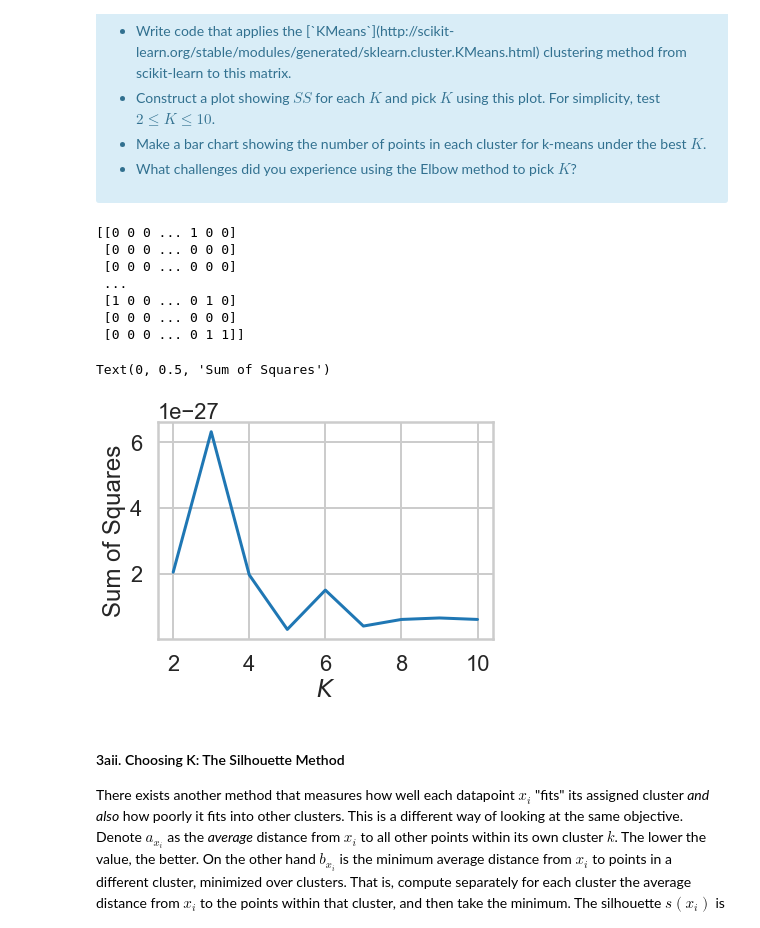
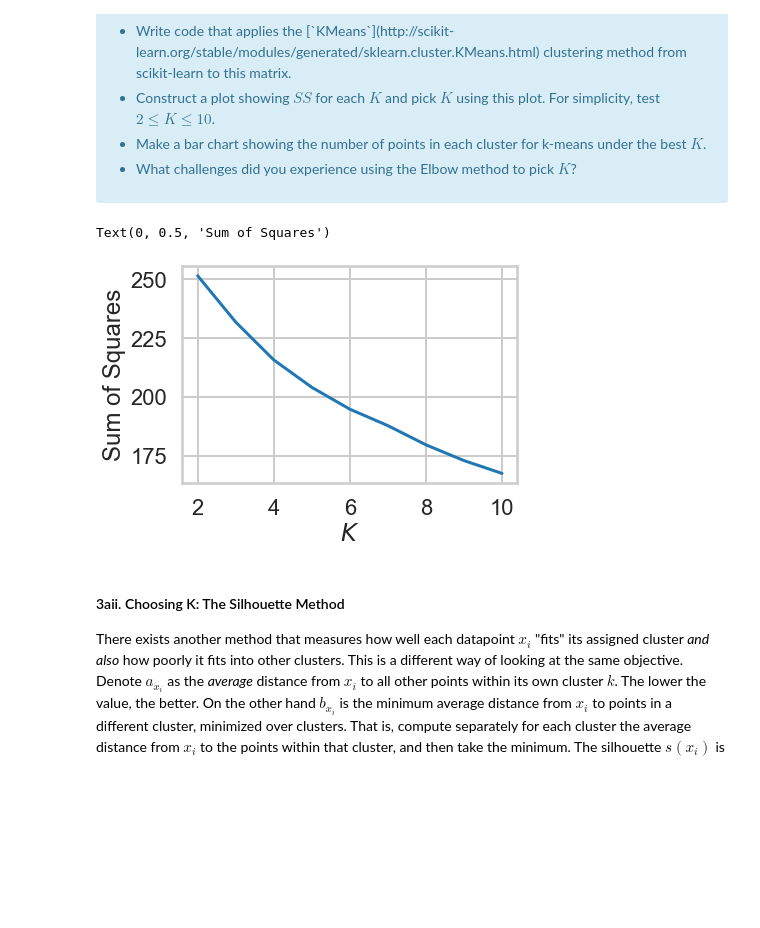
Before and after one commit to TemesgenGT/Springboard_5, a Jupyter notebook: Clustering Case Study - Customer Segmentation with K-Means - Tier 3.ipynb, the cells around one changed output. Cells and saved outputs as stored; diff of their text form; code cells hidden in the pictures; blank space fills up the shorter version.

Commit message:
Cluster Case Study

```diff
--- a/Clustering Case Study - Customer Segmentation with K-Means - Tier 3.ipynb
+++ b/Clustering Case Study - Customer Segmentation with K-Means - Tier 3.ipynb
@@ -142,46 +138,33 @@ where $x_i$ is a point, $C_k$ represents cluster $k$ and $\mu_k$ is the centroid
 </div>
 # %%
 # your turn
-
 import sklearn.cluster
 import numpy as np
-
-# make an empty list
+#  create an empty list
 ss = []
-
-# create an empty dictionary and assign it to variable assignment
-assignments = dict()
-# Cast your table 'pivoted'as a matrix with to_numpy() and, store it in a varable X
+# create an empty dictionary and assign it ot variable assignment
+assignment = dict()
+# Cast your table 'pivoted' as a matrix with to_numpy() and, store it in a variable X
 X = pivoted.to_numpy()
-print(X)
-# Make a variable colled Krange, assign a list of range(2,11)
-
-krange = list(range(2,11))
-#we now want to iterate through this list to construct ss a plot showing for each K  name the iterator variable K
-for K in krange:
-    # make a variable called model, assign it the result form calling sklearn.cluster.kmeans, with n_clusters=k
+#print(X)
+# Make  a variable colled Krange, assign a list of range(2,11)
+Krange = list(range(2,11))
+# we now want to iterate throught this list to consturct ss a plot showing for each K name the iterator variable K
+for K in Krange:
+    # make a variable colled model, assign it the result from calling sklrearn, cluster, kmean, with n_clusters=K
     model = sklearn.cluster.KMeans(n_clusters=K)
     assigned_clusters = model.fit_predict(X)
+    center = model.cluster_centers_
+    ss.append(np.sum(X - center[assigned_clusters]**2))
 
-    center = model.cluster_centers_
-    ss.append(np.sum(X - center[assigned_clusters])**2)
-    assignments[str(K)]  = assigned_clusters
-
-# Call plot() from plt with parameters krange and ss
-plt.plot(krange, ss)
-#let's lable on plot
+# Call plot() from pltwith parameters Krange and ss
+plt.plot(Krange, ss)
+# let's lebel on plot
 plt.xlabel('$K$')
-plt.ylabel('Sum of Squares')
+plt.ylabel("Sum of Squares")
 # %% [output]
-[[0 0 0 ... 1 0 0]
- [0 0 0 ... 0 0 0]
- [0 0 0 ... 0 0 0]
- ...
- [1 0 0 ... 0 1 0]
- [0 0 0 ... 0 0 0]
- [0 0 0 ... 0 1 1]]
+Text(0, 0.5, 'Sum of Squares')
-Text(0, 0.5, 'Sum of Squares')
-[figure, old version]
+[figure, new version]
 # %% [markdown]
 #### 3aii. Choosing K: The Silhouette Method
 
```
Also changed, not shown: parts of 16 cells of this notebook.
